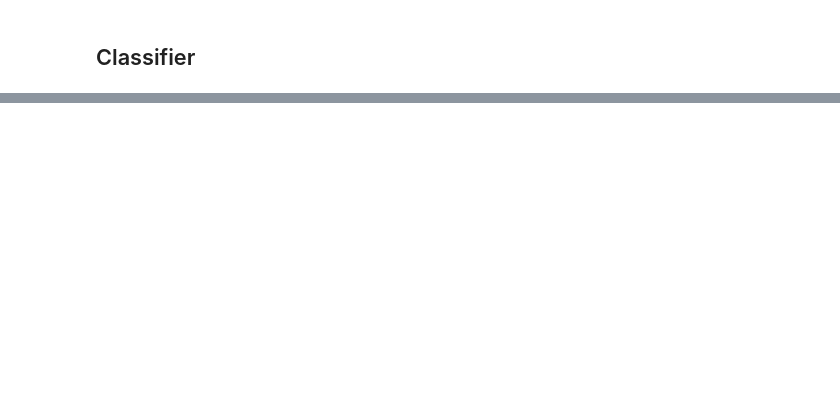
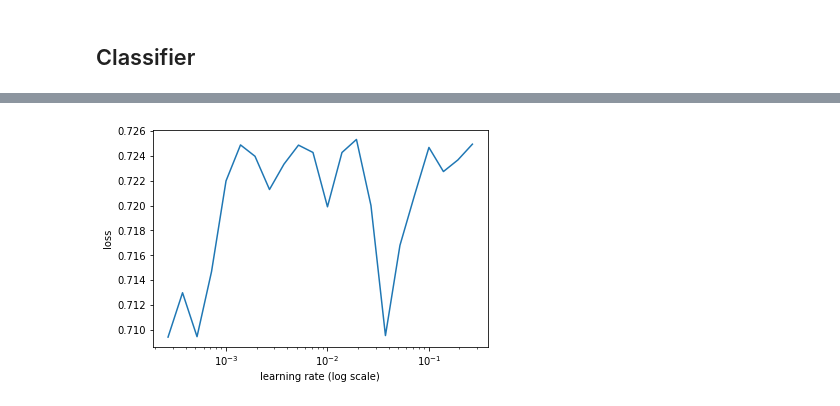
Before and after one commit to Beltus/my_fastai, a Jupyter notebook: dl2/imdb.ipynb, the cells around one changed output, grey strips where cells are left out. Saved outputs shown, nothing was run; the diff lists cells and outputs as text; code cells hidden in the pictures; blank space fills up the shorter version.

```diff
--- a/dl2/imdb.ipynb
+++ b/dl2/imdb.ipynb
@@ -454,0 +388,11 @@ np.save(CLAS_PATH/'tmp'/'val_ids.npy', val_clas)
+# %%
+m = get_rnn_classifer(bptt, 20*70, c, vs, emb_sz=em_sz, n_hid=nh, n_layers=nl, pad_token=1,
+          layers=[em_sz*3, 50, c], drops=[dps[4], 0.1],
+          dropouti=dps[0], wdrop=dps[1], dropoute=dps[2], dropouth=dps[3])
+# %%
+opt_fn = partial(optim.Adam, betas=(0.7, 0.99))
+# %%
+learn = RNN_Learner(md, TextModel(to_gpu(m)), opt_fn=opt_fn)
+learn.reg_fn = partial(seq2seq_reg, alpha=2, beta=1)
+learn.clip=25.
+learn.metrics = [accuracy]
@@ -454,0 +403,2 @@ np.save(CLAS_PATH/'tmp'/'val_ids.npy', val_clas)
+# %%
+lrs=np.array([1e-4,1e-4,1e-4,1e-3,1e-2])
@@ -454,0 +411,4 @@ np.save(CLAS_PATH/'tmp'/'val_ids.npy', val_clas)
+# %%
+learn.lr_find(lrs/1000)
+learn.sched.plot()
+# %% [output]
@@ -454,0 +416 @@ np.save(CLAS_PATH/'tmp'/'val_ids.npy', val_clas)
+[figure, added]
```
Also changed, not shown: parts of 111 cells of this notebook, 11 other files.
